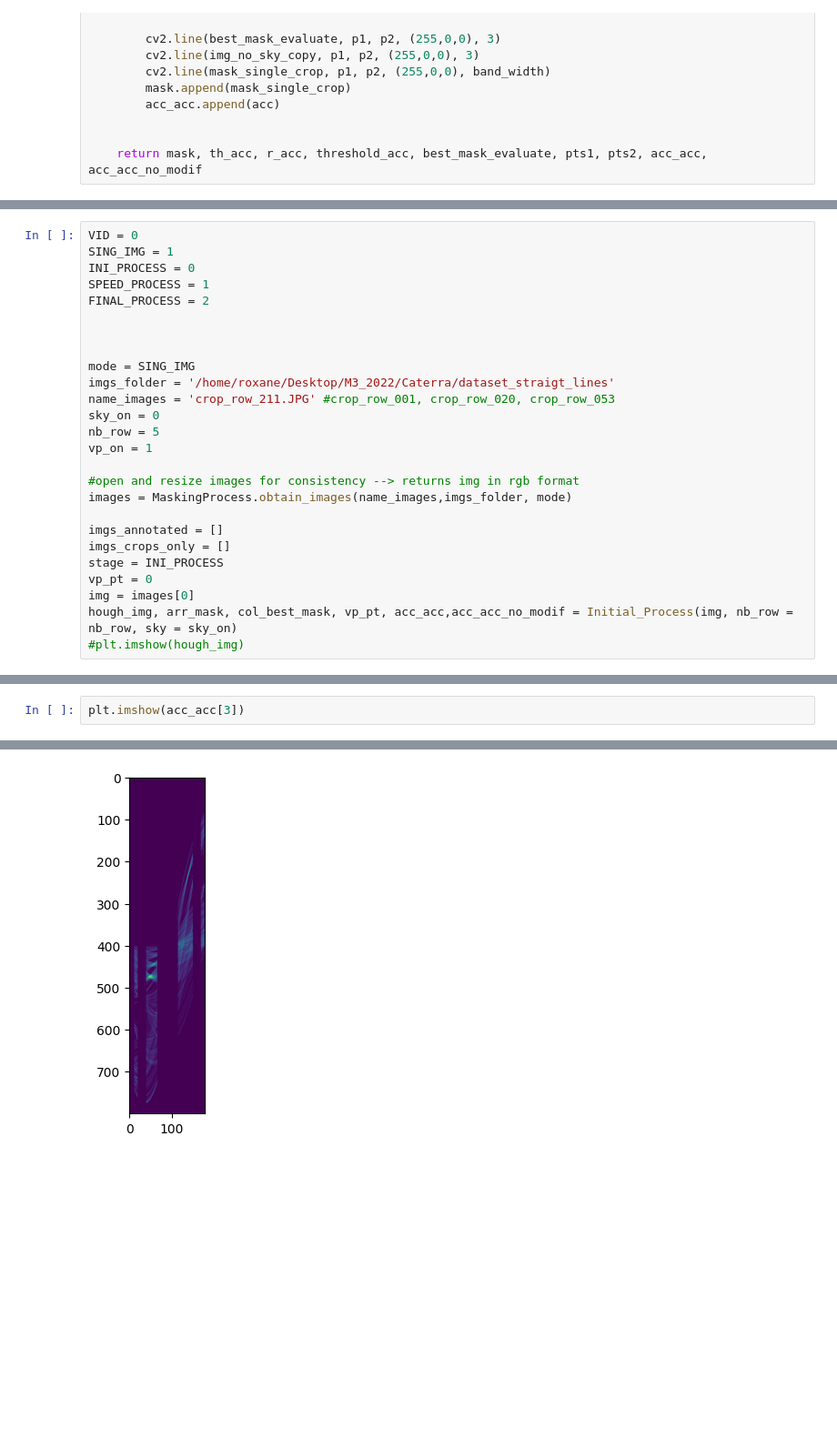
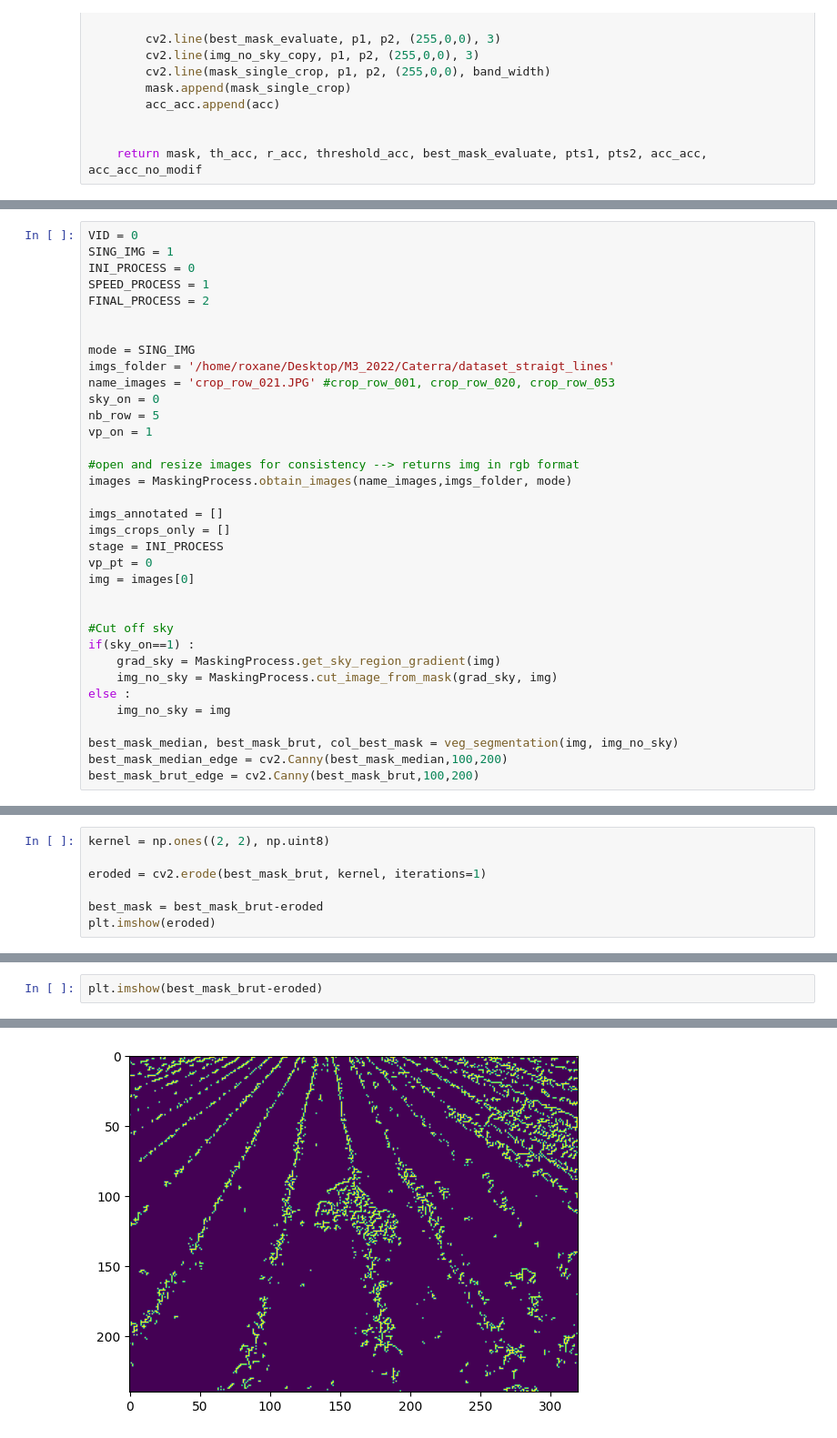
Before and after one commit to rmerat/Caterra-1, a Jupyter notebook: OldPyCode/debug3.ipynb, the cells around one changed output, grey strips where cells are left out. Shown: that part at 91% size. Drawn from its saved outputs; the diff is of its cells as text; blank space fills up the shorter version.

```diff
--- a/OldPyCode/debug3.ipynb
+++ b/OldPyCode/debug3.ipynb
@@ -165,10 +163,9 @@ SPEED_PROCESS = 1
 FINAL_PROCESS = 2
 
 
-
 mode = SING_IMG
 imgs_folder = '/home/roxane/Desktop/M3_2022/Caterra/dataset_straigt_lines'
-name_images = 'crop_row_211.JPG' #crop_row_001, crop_row_020, crop_row_053
+name_images = 'crop_row_021.JPG' #crop_row_001, crop_row_020, crop_row_053
 sky_on = 0
 nb_row = 5
 vp_on = 1
@@ -181,6 +178,16 @@ imgs_crops_only = []
 stage = INI_PROCESS
 vp_pt = 0
 img = images[0]
-hough_img, arr_mask, col_best_mask, vp_pt, acc_acc,acc_acc_no_modif = Initial_Process(img, nb_row = nb_row, sky = sky_on)
-#plt.imshow(hough_img)
+
+
+#Cut off sky
+if(sky_on==1) :
+    grad_sky = MaskingProcess.get_sky_region_gradient(img)
+    img_no_sky = MaskingProcess.cut_image_from_mask(grad_sky, img)
+else :
+    img_no_sky = img
+
+best_mask_median, best_mask_brut, col_best_mask = veg_segmentation(img, img_no_sky)
+best_mask_median_edge = cv2.Canny(best_mask_median,100,200)
+best_mask_brut_edge = cv2.Canny(best_mask_brut,100,200)
 # %% [output]
@@ -202,0 +201,7 @@ plt.imshow(acc_acc_no_modif[3])
+# %%
+kernel = np.ones((2, 2), np.uint8)
+
+eroded = cv2.erode(best_mask_brut, kernel, iterations=1)
+
+best_mask = best_mask_brut-eroded
+plt.imshow(eroded)
@@ -203,5 +211,5 @@ plt.imshow(acc_acc_no_modif[3])
 # %%
-plt.imshow(acc_acc[3])
+plt.imshow(best_mask_brut-eroded)
 # %% [output]
 <matplotlib.image.AxesImage at 0x...>
-[figure, old version]
+[figure, new version]
```
Also changed, not shown: parts of 12 cells of this notebook, 29 other files.
